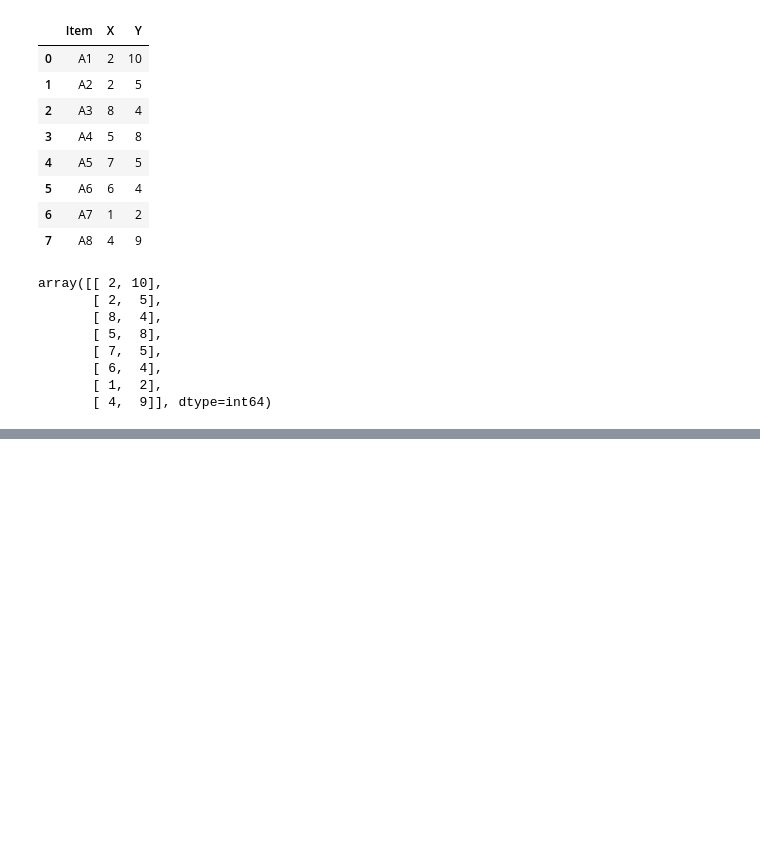
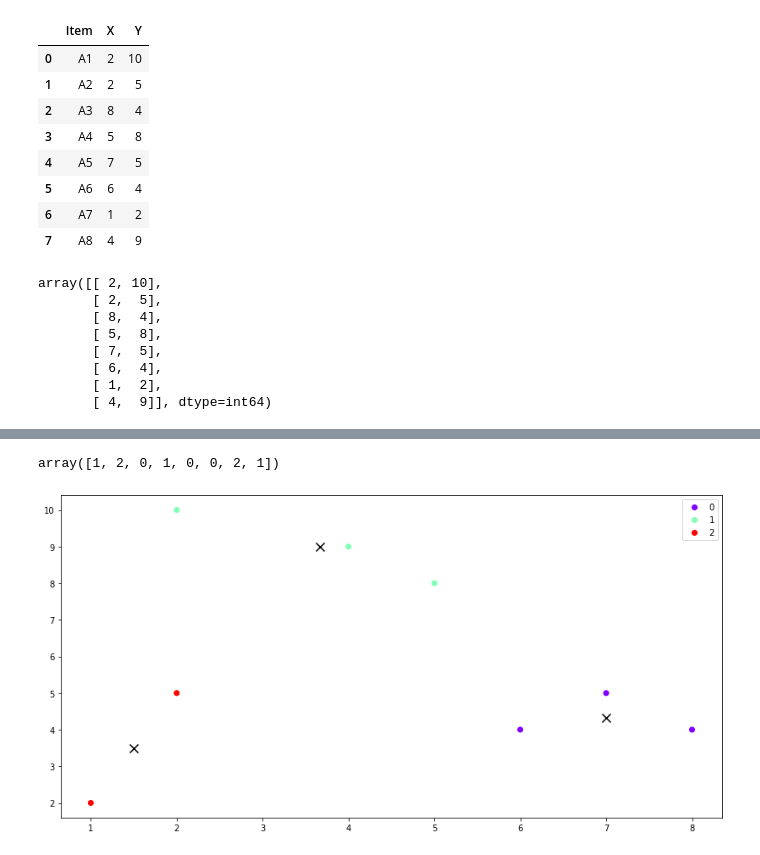
Before and after one commit to Dikshit28/python_code, a Jupyter notebook: Lab/Kmeans_numerical.ipynb, the cells around one changed output, grey strips where cells are left out. Saved outputs shown, nothing was run; the diff lists cells and outputs as text; code cells hidden in the pictures; blank space fills up the shorter version.

```diff
--- a/Lab/Kmeans_numerical.ipynb
+++ b/Lab/Kmeans_numerical.ipynb
@@ -77,0 +87,14 @@ plt.show()
+# %%
+# Predicting labels for the feature set
+identified_clusters = kmeanModel.fit_predict(X)
+identified_clusters
+# %% [output]
+array([1, 2, 0, 1, 0, 0, 2, 1])
+# %%
+# plot of the centroids and the corresponding cluster
+plt.figure(figsize=(14,7))
+scatter=plt.scatter(X[:,0], X[:,1], c=identified_clusters, cmap='rainbow')
+plt.scatter(kmeanModel.cluster_centers_[:,0], kmeanModel.cluster_centers_[:,1], s=100, c='black', marker='x')
+plt.legend(handles=scatter.legend_elements()[0], labels=[0, 1, 2, 3], loc="best");
+# %% [output]
+[figure, added]
```
Also changed, not shown: parts of 13 cells of this notebook, 7 other files.
